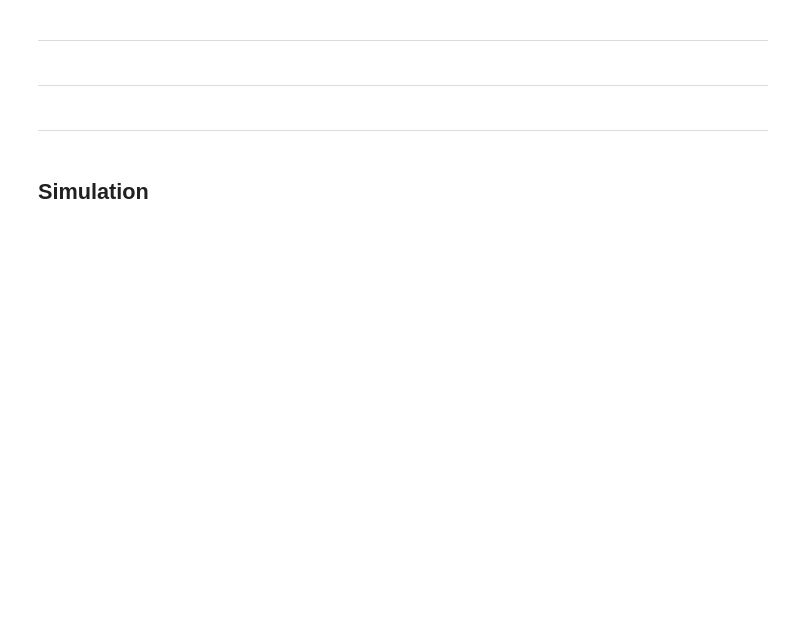
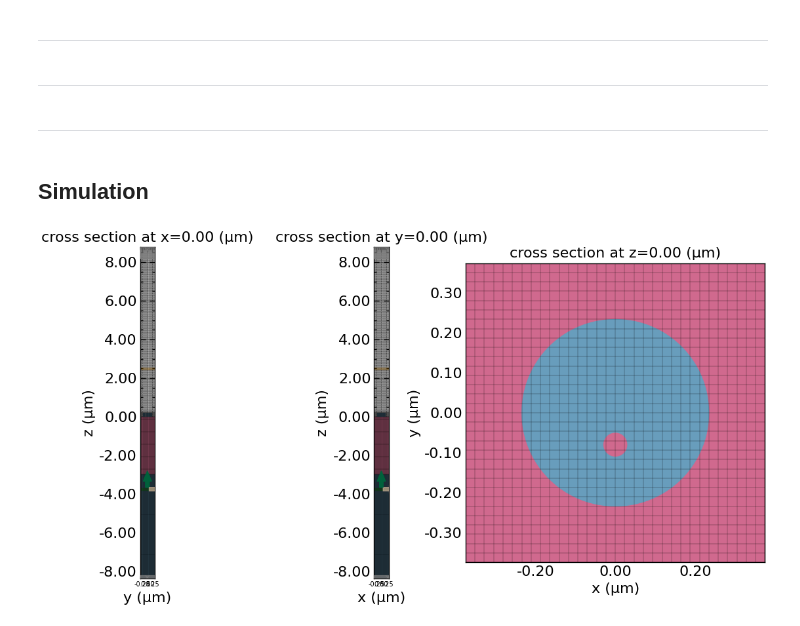
Before and after one commit to yankunm/NLO, a Jupyter notebook: geom_phase_circular.ipynb, the cells around one changed output. Saved outputs shown, nothing was run; the diff lists cells and outputs as text; code cells hidden in the pictures; blank space fills up the shorter version.

```diff
--- a/geom_phase_circular.ipynb
+++ b/geom_phase_circular.ipynb
@@ -17,7 +97,7 @@ td.config.logging_level = "ERROR"
 # %%
 # 0 Define a FreqRange object with desired wavelengths
 fr = td.FreqRange.from_wvl_interval(wvl_min=1.500, wvl_max=1.520)
-N = 501 # num_points
+N = 701 # num_points
 fwidth = fr.fmax - fr.fmin
 freq0 = fr.freq0
 lda0 = td.C_0 / fr.freq0
@@ -157,6 +237,21 @@ sim = td.Simulation(
     run_time=run_time,
     boundary_spec=bc
 )
+# %%
+# Always visualize simulation before running
+fig, (ax1,ax2,ax3) = plt.subplots(1, 3, tight_layout=True, figsize=(12, 6))
+ax1.tick_params(axis='x', labelsize=7)
+ax2.tick_params(axis='x', labelsize=7)
+sim.plot(x=0, ax=ax1)
+sim.plot_grid(x=0, ax=ax1)
+sim.plot(y=0, ax=ax2)
+sim.plot_grid(y=0, ax=ax2)
+sim.plot(z=0, ax=ax3)
+sim.plot_grid(z=0, ax=ax3)
+plt.savefig(f'geomp_structure.png', dpi=300)
+plt.show()
+# %% [output]
+[figure, added]
 # %%
 sim.plot_3d()
 # %% [output]
```
Also changed, not shown: parts of 17 cells of this notebook, 6 other files.
